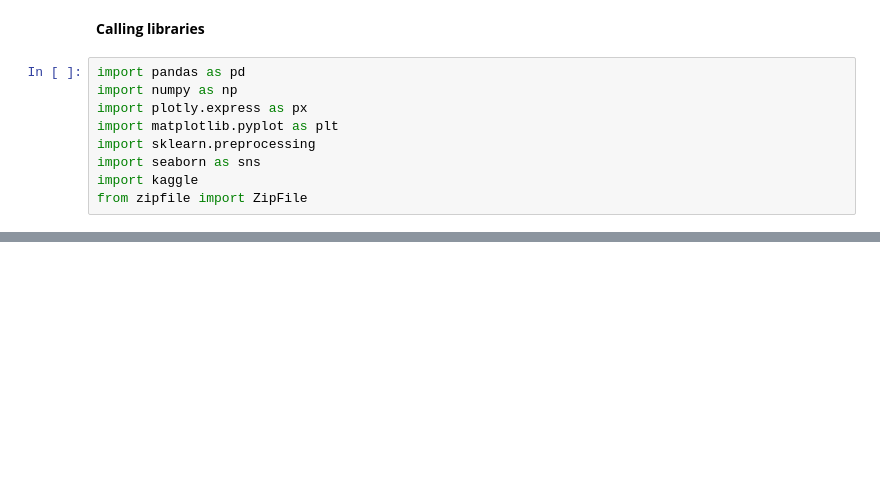
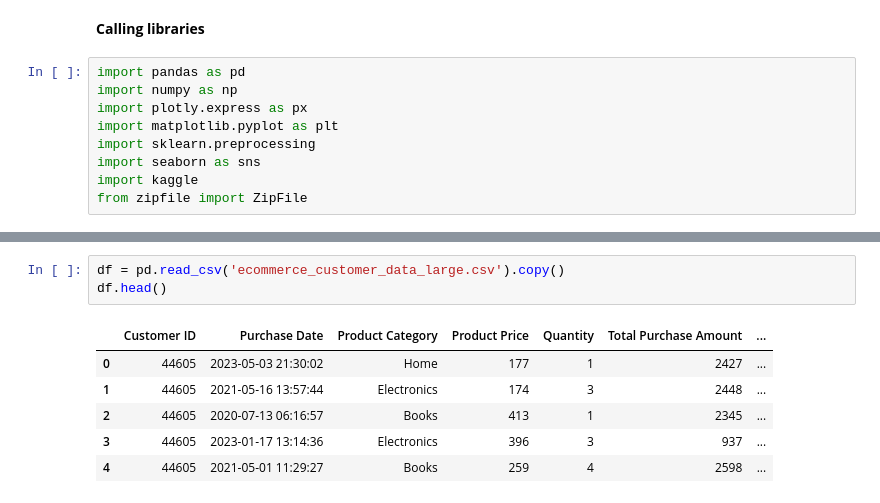
Before and after one commit to AgentMajin/Data-Analysis-Project, a Jupyter notebook: Analysis-Notebook.ipynb, the cells around one changed output, grey strips where cells are left out. Saved outputs shown, nothing was run; the diff lists cells and outputs as text; blank space fills up the shorter version.

```diff
--- a/Analysis-Notebook.ipynb
+++ b/Analysis-Notebook.ipynb
@@ -19,0 +16,10 @@ Downloading e-commerce-customer-for-behavior-analysis.zip to d:\P.Truong\Downloa
+# %%
+df = pd.read_csv('ecommerce_customer_data_large.csv').copy()
+df.head()
+# %% [output]
+|  | Customer ID | Purchase Date | Product Category | Product Price | Quantity | Total Purchase Amount | ... |
+| 0 | 44605 | 2023-05-03 21:30:02 | Home | 177 | 1 | 2427 | ... |
+| 1 | 44605 | 2021-05-16 13:57:44 | Electronics | 174 | 3 | 2448 | ... |
+| 2 | 44605 | 2020-07-13 06:16:57 | Books | 413 | 1 | 2345 | ... |
+| 3 | 44605 | 2023-01-17 13:14:36 | Electronics | 396 | 3 | 937 | ... |
+| 4 | 44605 | 2021-05-01 11:29:27 | Books | 259 | 4 | 2598 | ... |
```
Also changed, not shown: parts of 26 cells of this notebook.
